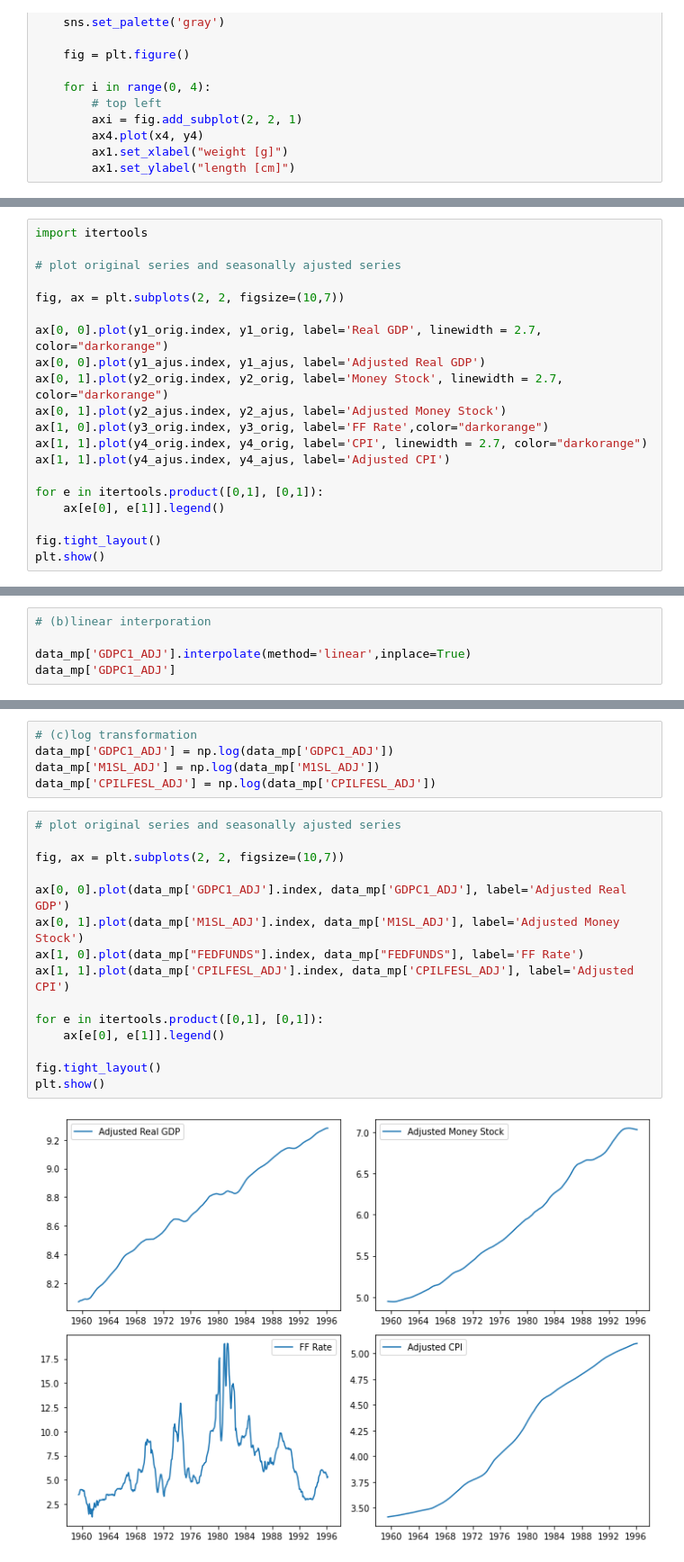
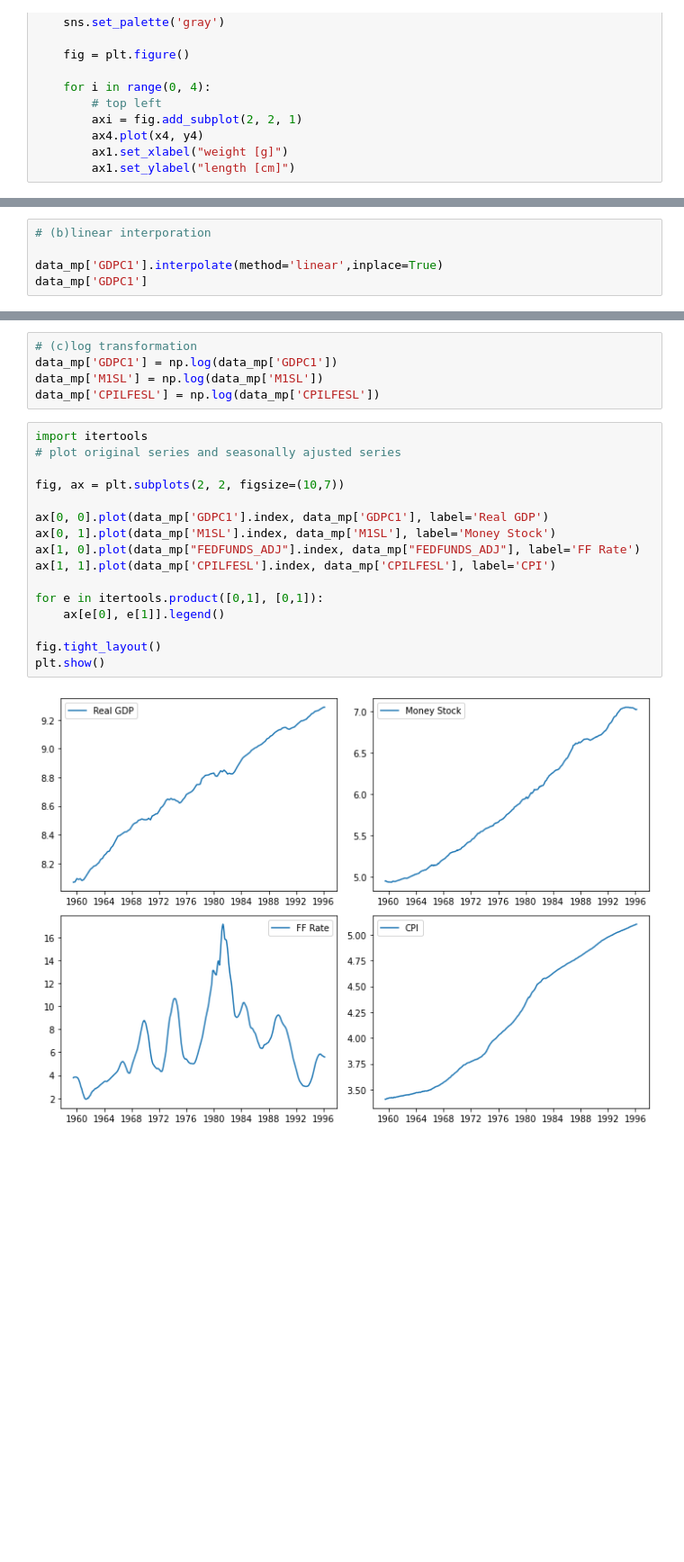
Before and after one commit to kmrnykgbn/empirical-macroeconomics, a Jupyter notebook: time_series_analysis/src/monetary_policy_varmodel.ipynb, the cells around one changed output, grey strips where cells are left out. Shown at 90% size. Saved outputs shown, nothing was run; the diff lists cells and outputs as text; blank space fills up the shorter version.

```diff
--- a/time_series_analysis/src/monetary_policy_varmodel.ipynb
+++ b/time_series_analysis/src/monetary_policy_varmodel.ipynb
@@ -132,20 +89,0 @@ y4_orig, y4_ajus = data_mp["CPILFESL"], data_mp["CPILFESL_ADJ"]
-# %%
-import itertools
-
-# plot original series and seasonally ajusted series
-
-fig, ax = plt.subplots(2, 2, figsize=(10,7))
-
-ax[0, 0].plot(y1_orig.index, y1_orig, label='Real GDP', linewidth = 2.7, color="darkorange")
-ax[0, 0].plot(y1_ajus.index, y1_ajus, label='Adjusted Real GDP')
-ax[0, 1].plot(y2_orig.index, y2_orig, label='Money Stock', linewidth = 2.7, color="darkorange")
-ax[0, 1].plot(y2_ajus.index, y2_ajus, label='Adjusted Money Stock')
-ax[1, 0].plot(y3_orig.index, y3_orig, label='FF Rate',color="darkorange")
-ax[1, 1].plot(y4_orig.index, y4_orig, label='CPI', linewidth = 2.7, color="darkorange")
-ax[1, 1].plot(y4_ajus.index, y4_ajus, label='Adjusted CPI')
-
-for e in itertools.product([0,1], [0,1]):
-    ax[e[0], e[1]].legend()
-
-fig.tight_layout()
-plt.show()
@@ -155,7 +95,7 @@ plt.show()
 # %%
 # (b)linear interporation
 
-data_mp['GDPC1_ADJ'].interpolate(method='linear',inplace=True)
-data_mp['GDPC1_ADJ']
+data_mp['GDPC1'].interpolate(method='linear',inplace=True)
+data_mp['GDPC1']
 # %% [output]
 DATE
@@ -187,22 +114,23 @@ Freq: MS, Name: GDPC1_ADJ, Length: 441, dtype: float64
 # %%
 # (c)log transformation
-data_mp['GDPC1_ADJ'] = np.log(data_mp['GDPC1_ADJ'])
-data_mp['M1SL_ADJ'] = np.log(data_mp['M1SL_ADJ'])
-data_mp['CPILFESL_ADJ'] = np.log(data_mp['CPILFESL_ADJ'])
+data_mp['GDPC1'] = np.log(data_mp['GDPC1'])
+data_mp['M1SL'] = np.log(data_mp['M1SL'])
+data_mp['CPILFESL'] = np.log(data_mp['CPILFESL'])
 # %%
+import itertools
 # plot original series and seasonally ajusted series
 
 fig, ax = plt.subplots(2, 2, figsize=(10,7))
 
-ax[0, 0].plot(data_mp['GDPC1_ADJ'].index, data_mp['GDPC1_ADJ'], label='Adjusted Real GDP')
-ax[0, 1].plot(data_mp['M1SL_ADJ'].index, data_mp['M1SL_ADJ'], label='Adjusted Money Stock')
-ax[1, 0].plot(data_mp["FEDFUNDS"].index, data_mp["FEDFUNDS"], label='FF Rate')
-ax[1, 1].plot(data_mp['CPILFESL_ADJ'].index, data_mp['CPILFESL_ADJ'], label='Adjusted CPI')
+ax[0, 0].plot(data_mp['GDPC1'].index, data_mp['GDPC1'], label='Real GDP')
+ax[0, 1].plot(data_mp['M1SL'].index, data_mp['M1SL'], label='Money Stock')
+ax[1, 0].plot(data_mp["FEDFUNDS_ADJ"].index, data_mp["FEDFUNDS_ADJ"], label='FF Rate')
+ax[1, 1].plot(data_mp['CPILFESL'].index, data_mp['CPILFESL'], label='CPI')
 
 for e in itertools.product([0,1], [0,1]):
     ax[e[0], e[1]].legend()
 
 fig.tight_layout()
 plt.show()
 # %% [output]
-[figure, old version]
+[figure, new version]
```
Also changed, not shown: parts of 11 cells of this notebook, 1 other file.
